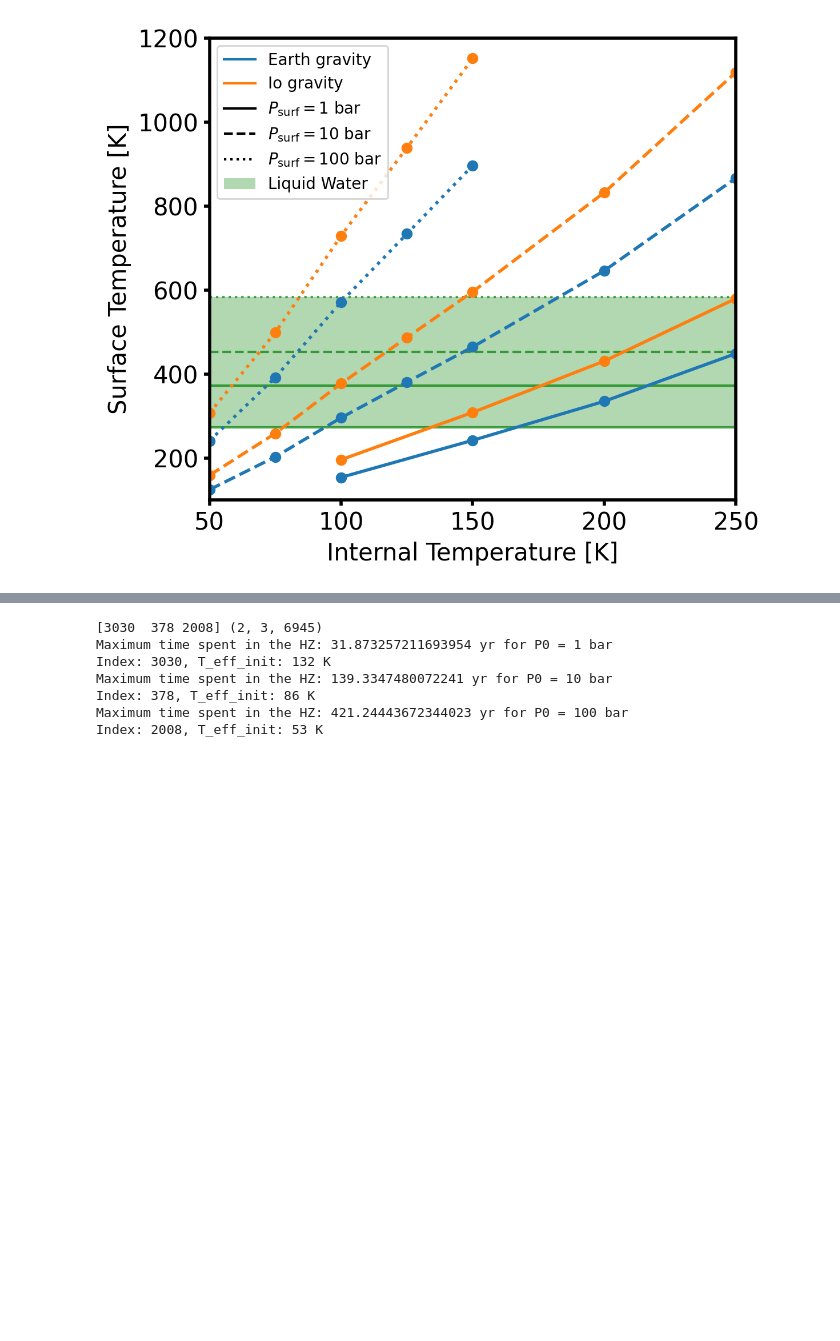
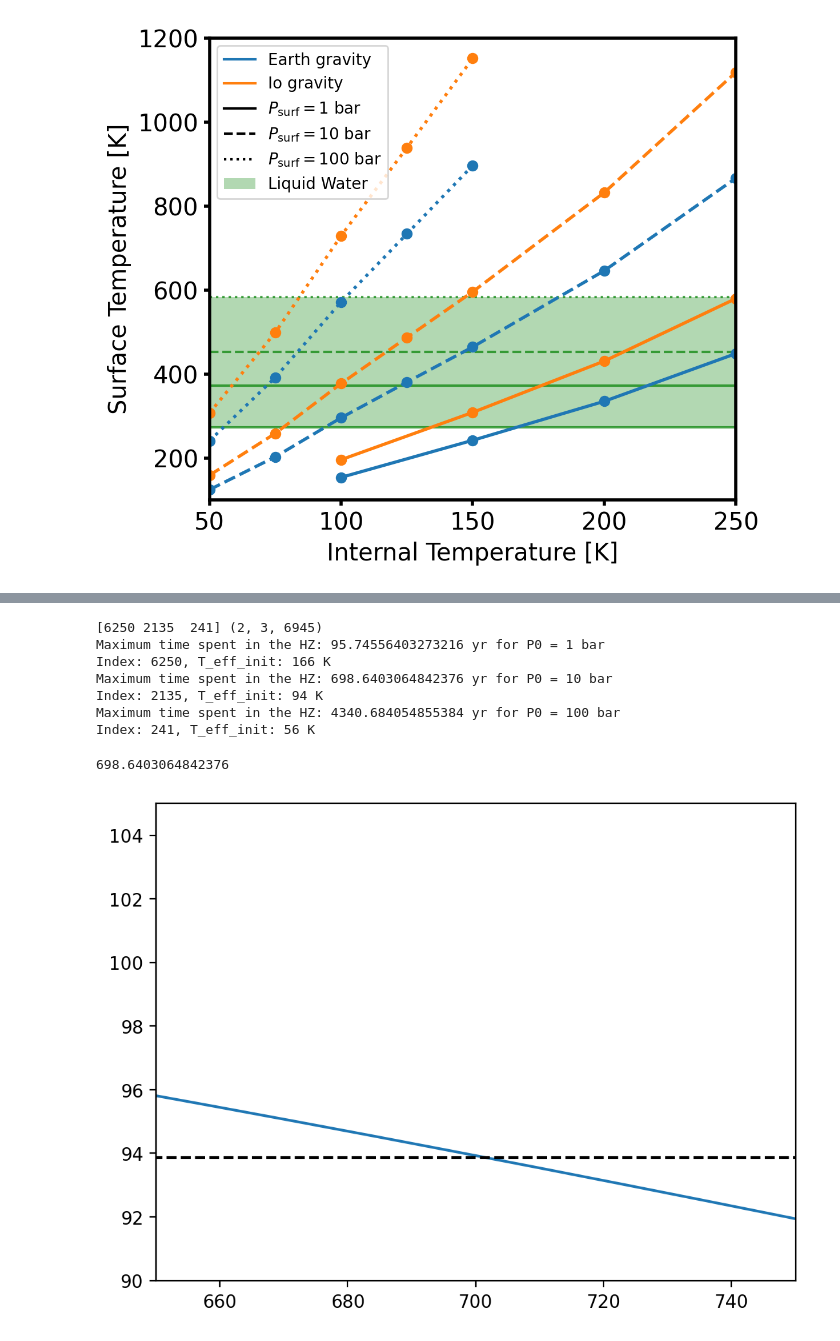
Before and after one commit to DavidDahlbudding/chelio, a Jupyter notebook: analyze/2_CompareTsurf+TimeInHZ.ipynb, the cells around one changed output, grey strips where cells are left out. Cells and saved outputs as stored; diff of their text form; code cells hidden in the pictures; blank space fills up the shorter version.

```diff
--- a/analyze/2_CompareTsurf+TimeInHZ.ipynb
+++ b/analyze/2_CompareTsurf+TimeInHZ.ipynb
@@ -308,13 +376,36 @@ min: 0.09659129955659385 max: 421.24443672344023
 max_index = np.argmax(time_habitable[i_loop, :, :], axis=-1)
 print(max_index, time_habitable.shape)
 for i, max_ind in enumerate(max_index):
-    print(f'Maximum time spent in the HZ: {np.max(time_habitable[i_loop, :, max_ind])} yr for P0 = {P0s[i]*1e-6:.0f} bar')
+    print(f'Maximum time spent in the HZ: {np.max(time_habitable[i_loop, i, max_ind])} yr for P0 = {P0s[i]*1e-6:.0f} bar')
     print(f'Index: {max_ind}, T_eff_init: {T_eff[max_ind, 0, 2]:.0f} K')
+    # print the initial semi-major axis and eccentricity
+    #print(f'Initial a_moon: {T_eff[max_ind, 0, 3]:.0f} cm, e_moon: {T_eff[max_ind, 0, 4]:.2f}')
+    # print tminmax
+    # print(t_minmax[i_loop, i, max_ind, :])
 # %% [output]
-[3030  378 2008] (2, 3, 6945)
-Maximum time spent in the HZ: 31.873257211693954 yr for P0 = 1 bar
-Index: 3030, T_eff_init: 132 K
-Maximum time spent in the HZ: 139.3347480072241 yr for P0 = 10 bar
-Index: 378, T_eff_init: 86 K
-Maximum time spent in the HZ: 421.24443672344023 yr for P0 = 100 bar
-Index: 2008, T_eff_init: 53 K
+[6250 2135  241] (2, 3, 6945)
+Maximum time spent in the HZ: 95.74556403273216 yr for P0 = 1 bar
+Index: 6250, T_eff_init: 166 K
+Maximum time spent in the HZ: 698.6403064842376 yr for P0 = 10 bar
+Index: 2135, T_eff_init: 94 K
+Maximum time spent in the HZ: 4340.684054855384 yr for P0 = 100 bar
+Index: 241, T_eff_init: 56 K
+# %%
+i_example = 2135
+i_p = 1
+
+print(time_habitable[i_loop,i_p,i_example])
+
+plt.plot(T_eff[i_example,:,1], T_eff[i_example,:,2])
+
+plt.hlines(Tints_freeze[i_loop,i_p], T_eff[i_example,:,1].min(), T_eff[i_example,:,1].max(), color='k', linestyle='--')
+plt.hlines(Tints_boil[i_loop,i_p], T_eff[i_example,:,1].min(), T_eff[i_example,:,1].max(), color='k', linestyle='--')
+
+#plt.xscale('log')
+plt.xlim(6.5e2, 7.5e2)
+plt.ylim(90, 105)
+
+plt.show()
+# %% [output]
+698.6403064842376
+[figure, added]
```
Also changed, not shown: parts of 7 cells of this notebook, 2 other files.
